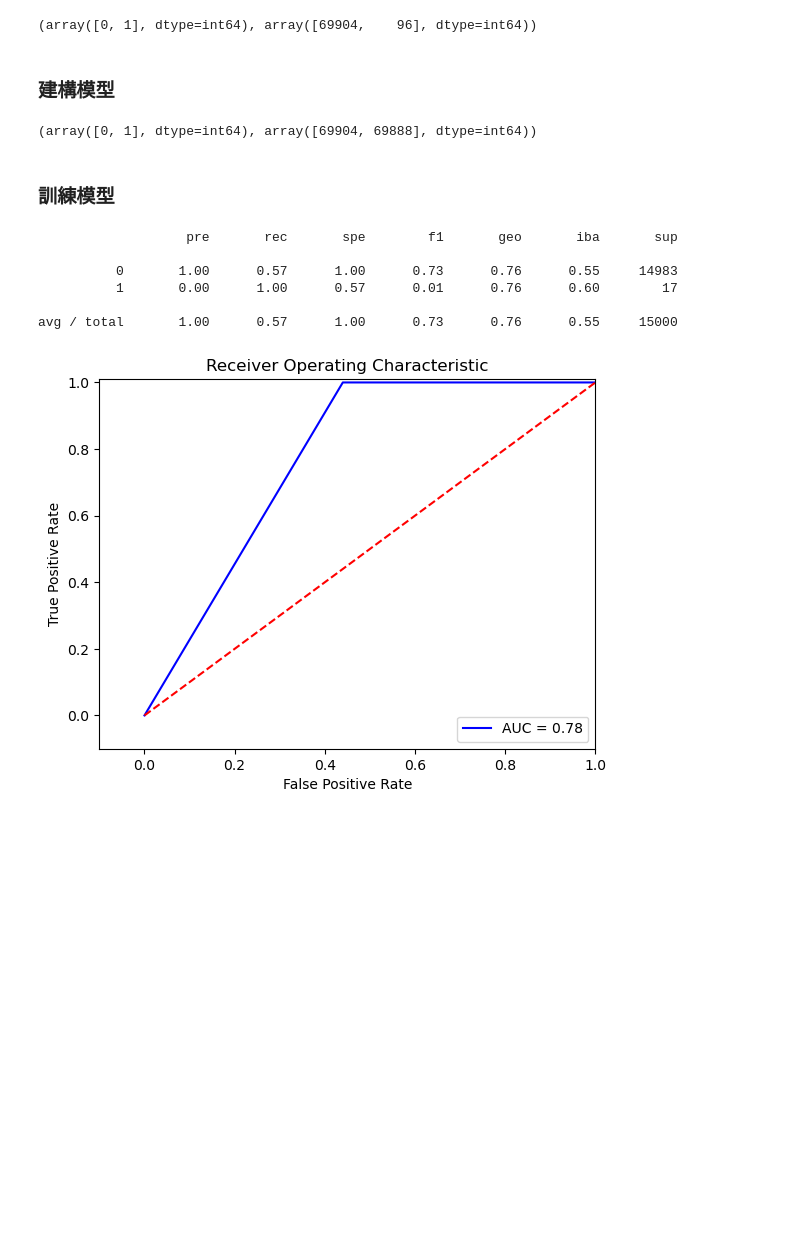
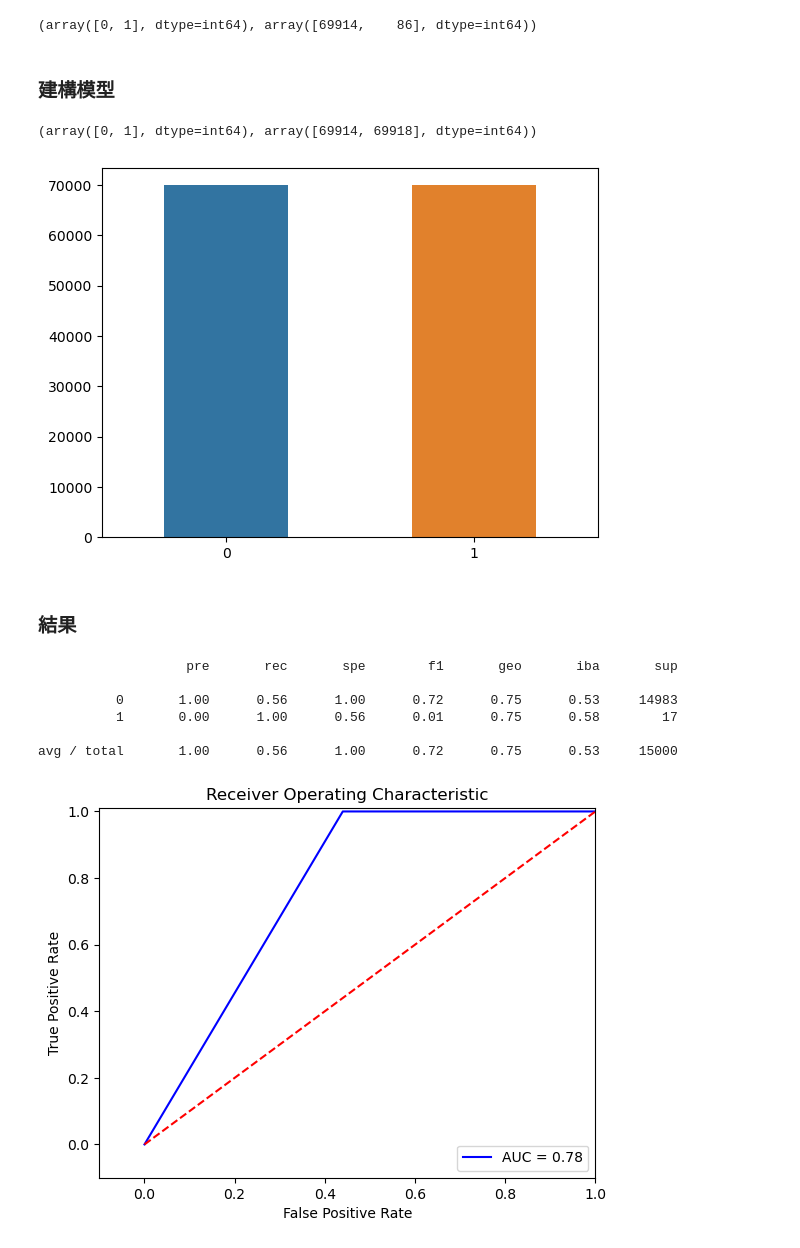
Before and after one commit to cgit6/AML_SVM, a Jupyter notebook: AML_detection_SVM.ipynb, the cells around one changed output. Saved outputs shown, nothing was run; the diff lists cells and outputs as text; code cells hidden in the pictures; blank space fills up the shorter version.

```diff
--- a/AML_detection_SVM.ipynb
+++ b/AML_detection_SVM.ipynb
@@ -115,12 +117,18 @@ print(sample_dataframe.isFraud.value_counts())
 Name: isFraud, dtype: int64
 # %%
 # 編碼分類數據
-# Encoding categorical data
 from sklearn.preprocessing import LabelEncoder, OneHotEncoder
+from sklearn.compose import ColumnTransformer
+import scipy.sparse
 labelencoder = LabelEncoder()
 X[:, 1] = labelencoder.fit_transform(X[:, 1])
-onehotencoder = OneHotEncoder(categorical_features=[1])
+onehotencoder = ColumnTransformer(
+    transformers=[('encoder', OneHotEncoder(), [1])])
 X = onehotencoder.fit_transform(X).toarray()
+
+# 避免虛擬變量陷阱(Dummy Variable Trap)
+# https: // www.cnblogs.com/HuZihu/p/11330853.html  # :~:text=%E8%99%9A%E6%8B%9F%E5%8F%98%E9%87%8F%E9%99%B7%E9%98%B1%EF%BC%88Dummy%20Variable%20Trap%EF%BC%89.%20%E8%99%9A%E6%8B%9F%E5%8F%98%E9%87%8F%E9%99%B7%E9%98%B1%EF%BC%88Dummy%20Variable%20Trap%EF%BC%89%20%EF%BC%9A%E6%8C%87%E5%BD%93%E5%8E%9F%E7%89%B9%E5%BE%81%E6%9C%89m%E4%B8%AA%E7%B1%BB%E5%88%AB%E6%97%B6%EF%BC%8C%E5%A6%82%E6%9E%9C%E5%B0%86%E5%85%B6%E8%BD%AC%E6%8D%A2%E6%88%90m%E4%B8%AA%E8%99%9A%E6%8B%9F%E5%8F%98%E9%87%8F%EF%BC%8C%E5%B0%B1%E4%BC%9A%E5%AF%BC%E8%87%B4%E5%8F%98%E9%87%8F%E9%97%B4%E5%87%BA%E7%8E%B0%E5%AE%8C%E5%85%A8%E5%85%B1%E7%BA%BF%E6%80%A7%E7%9A%84%E6%83%85%E5%86%B5%E3%80%82.%20%E5%81%87%E8%AE%BE%E6%88%91%E4%BB%AC%E6%9C%89%E4%B8%80%E4%B8%AA%E7%89%B9%E5%BE%81%E2%80%9C%E6%80%A7%E5%88%AB%E2%80%9D%EF%BC%8C%E5%8C%85%E5%90%AB%E7%94%B7%E6%80%A7%E5%92%8C%E5%A5%B3%E6%80%A7%E4%B8%A4%E4%B8%AA%E7%B1%BB%E5%88%AB%EF%BC%8C%E5%A6%82%E6%9E%9C%E5%B0%86%E6%AD%A4%E7%89%B9%E5%BE%81%E8%BD%AC%E6%8D%A2%E4%B8%BA2%E4%B8%AA%E8%99%9A%E6%8B%9F%E5%8F%98%E9%87%8F%EF%BC%8C%E5%B0%B1%E6%98%AF%EF%BC%9A%E7%94%B7x,1%20x%201%20%2Bw%202%20x%202%20%2Bb%E3%80%82.
+X = X[:, 1:]
 
 # Avoiding the Dummy Variable Trap
 # X = X[:, 1:]
@@ -150,7 +161,7 @@ X_val = sc.transform(X_val)
 X_test = sc.transform(X_test)
 print(counts)
 # %% [output]
-(array([0, 1], dtype=int64), array([69904,    96], dtype=int64))
+(array([0, 1], dtype=int64), array([69914,    86], dtype=int64))
 # %% [markdown]
 ### 建構模型
 # %%
@@ -168,17 +179,22 @@ from imblearn.over_sampling import RandomOverSampler
 # Adaptive Synthetic
 ada = ADASYN()
 X_resampled, y_resampled = ada.fit_resample(X_train, y_train)
-count = np.unique(y_resampled, return_counts=True)
+counts = np.unique(y_resampled, return_counts=True)
 
 # 創建管道
 
 pipeline4 = make_pipeline(ADASYN(),LinearSVC(random_state=1))
 pipeline4.fit(X_train, y_train)
-print(count)
+counts
 # %% [output]
-(array([0, 1], dtype=int64), array([69904, 69888], dtype=int64))
+(array([0, 1], dtype=int64), array([69914, 69918], dtype=int64))
+# %%
+sns.barplot(x=counts[0],y=counts[1],width=0.5)
+plt.show()
+# %% [output]
+[figure, added]
 # %% [markdown]
-### 訓練模型
+### 結果
 # %%
 # 分類並報告結果
 from imblearn.metrics import classification_report_imbalanced
@@ -186,10 +202,10 @@ print(classification_report_imbalanced(y_test, pipeline4.predict(X_test)))
 # %% [output]
                    pre       rec       spe        f1       geo       iba       sup
 
-          0       1.00      0.57      1.00      0.73      0.76      0.55     14983
-          1       0.00      1.00      0.57      0.01      0.76      0.60        17
+          0       1.00      0.56      1.00      0.72      0.75      0.53     14983
+          1       0.00      1.00      0.56      0.01      0.75      0.58        17
 
-avg / total       1.00      0.57      1.00      0.73      0.76      0.55     15000
+avg / total       1.00      0.56      1.00      0.72      0.75      0.53     15000
 # %%
 # 製作混淆矩陣
 from sklearn.metrics import confusion_matrix, precision_score,auc,roc_auc_score,roc_curve,recall_score
```
Also changed, not shown: parts of 20 cells of this notebook, 17 other files.
